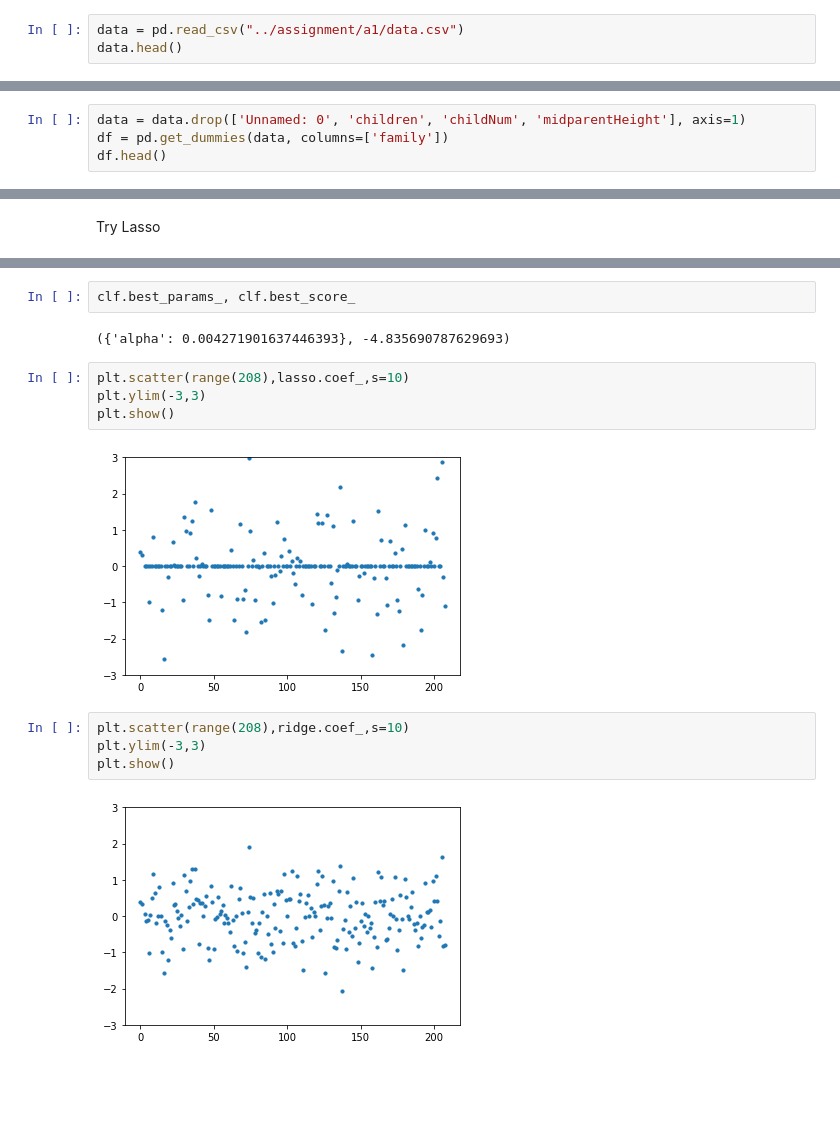
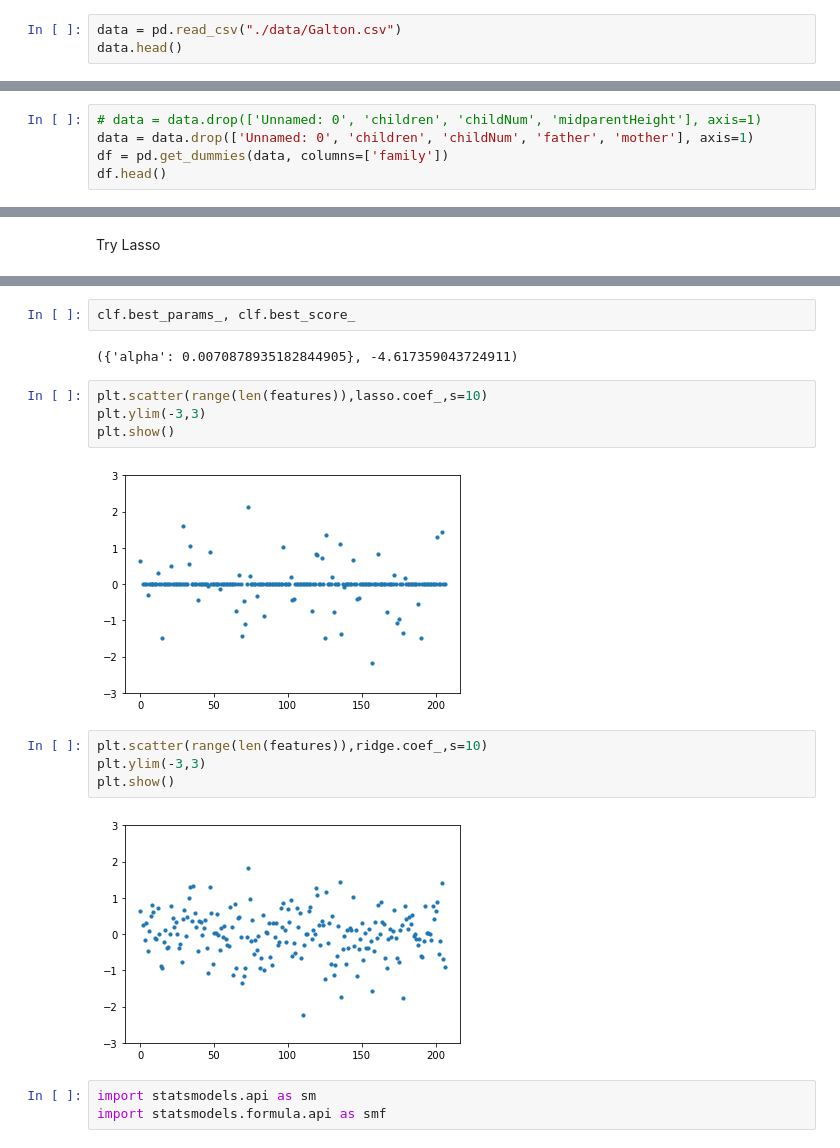
Before and after one commit to zihaophys/Machine-Learning-Miscellaneous, a Jupyter notebook: GaltonFamily.ipynb, the cells around one changed output, grey strips where cells are left out. Cells and saved outputs as stored; diff of their text form; blank space fills up the shorter version.

```diff
--- a/GaltonFamily.ipynb
+++ b/GaltonFamily.ipynb
@@ -3,7 +3,7 @@ import numpy as np
 import matplotlib.pyplot as plt
 import pandas as pd
 # %%
-data = pd.read_csv("../assignment/a1/data.csv")
+data = pd.read_csv("./data/Galton.csv")
 data.head()
 # %% [output]
 |  | Unnamed: 0 | family | father | mother | midparentHeight | children | childNum | gender | childHeight |
@@ -16,7 +16,8 @@ data.head()
 from sklearn.preprocessing import LabelEncoder
 data.gender = LabelEncoder().fit_transform(data.gender)
 # %%
-data = data.drop(['Unnamed: 0', 'children', 'childNum', 'midparentHeight'], axis=1)
+# data = data.drop(['Unnamed: 0', 'children', 'childNum', 'midparentHeight'], axis=1)
+data = data.drop(['Unnamed: 0', 'children', 'childNum', 'father', 'mother'], axis=1)
 df = pd.get_dummies(data, columns=['family'])
 df.head()
 # %% [output]
@@ -143,16 +144,19 @@ print(MSE[0:6])
 # %%
 clf.best_params_, clf.best_score_
 # %% [output]
-({'alpha': 0.004271901637446393}, -4.835690787629693)
+({'alpha': 0.0070878935182844905}, -4.617359043724911)
 # %%
-plt.scatter(range(208),lasso.coef_,s=10)
+plt.scatter(range(len(features)),lasso.coef_,s=10)
 plt.ylim(-3,3)
 plt.show()
 # %% [output]
-[figure, old version]
+[figure, new version]
 # %%
-plt.scatter(range(208),ridge.coef_,s=10)
+plt.scatter(range(len(features)),ridge.coef_,s=10)
 plt.ylim(-3,3)
 plt.show()
 # %% [output]
-[figure, old version]
+[figure, new version]
+# %%
+import statsmodels.api as sm
+import statsmodels.formula.api as smf
```
Also changed, not shown: parts of 9 cells of this notebook.
